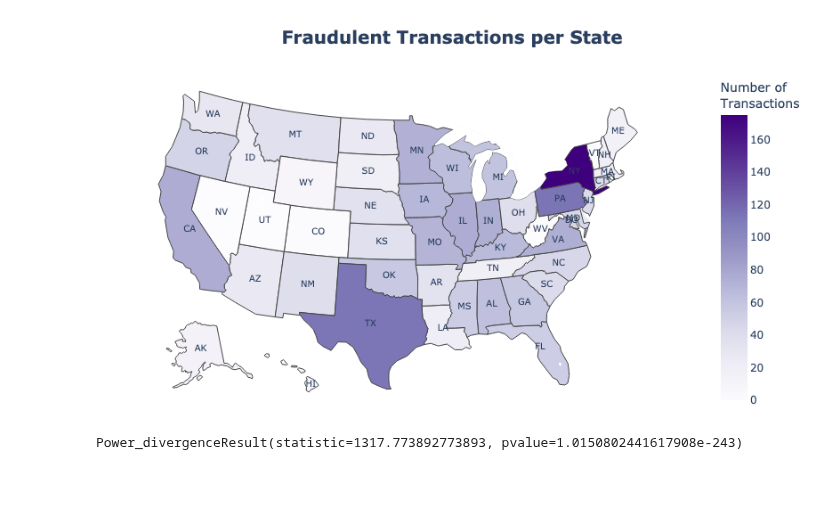
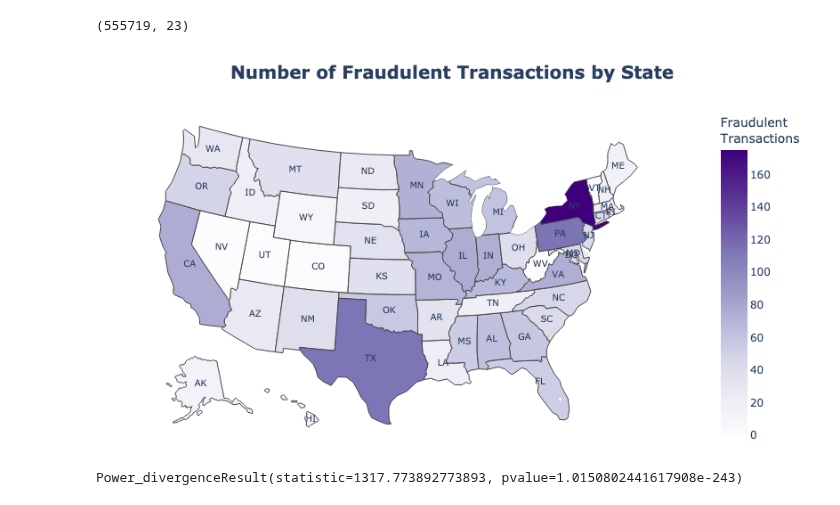
Before and after one commit to Mohammed-a-ali01/Project-1, a Jupyter notebook: locanalysis.ipynb, the cells around one changed output. Drawn from its saved outputs; the diff is of its cells as text; code cells hidden in the pictures.

Commit message:
new charts

```diff
--- a/locanalysis.ipynb
+++ b/locanalysis.ipynb
@@ -15,7 +15,11 @@ warnings.filterwarnings("ignore")
 from api_key import geoapify_key
 # %%
 # import clean data
-clean_fraud_df = pd.read_csv("../Resources/fraud_test.csv")
+clean_fraud_df = pd.read_csv("../Resources/clean_data.csv")
+# %%
+clean_fraud_df.shape
+# %% [output]
+(555719, 23)
 # %%
 # Create a DataFrame grouped by states showing the count of frauds per state and adding % column
 fraud_df = clean_fraud_df[clean_fraud_df["is_fraud"]==1]
@@ -32,36 +36,37 @@ for state in states:
         state_fraud.loc[len(state_fraud),"trans_num"]=0
         state_fraud.loc[len(state_fraud),"percent"]=0
 # %%
+# Create a Choropleth map to show the amount of fraudulent transactions by state
 map = px.choropleth(state_fraud,
                     locations= state_fraud["state"],
                     locationmode= "USA-states",
                     color= state_fraud["trans_num"],
                     scope= "usa",
                     color_continuous_scale= "purples",
-                    labels={"trans_num": "Number of <br>Transactions"},
-                    title= "<b>Fraudulent Transactions per State",
+                    labels={"trans_num": "Fraudulent<br>Transactions"},
+                    title= "<b>Number of Fraudulent Transactions by State",
                     hover_data=["percent"],
                     width=800,
                     height=450
 )
 map.add_scattergeo(locations=state_fraud["state"],
                    locationmode="USA-states",
                    text=state_fraud["state"],
                    mode='text',
                    hoverinfo="skip",
                    textfont_size=10
 )
 map.update_layout(title_font_size=20,
                   title_x=0.5,
                   margin = dict(l=0,
                                 r=0,
                                 b=10,
                                 t=60,
                                 autoexpand=True
                   )
 )
-map.write_image("Images/map.png")
-display(Image('Images/map.png'))
+map.write_image("Images/daniel-1.png")
+display(Image('Images/daniel-1.png'))
 # %% [output]
-[figure, old version]
+[figure, new version]
 # %%
```
Also changed, not shown: parts of 8 cells of this notebook, 8 other files.
